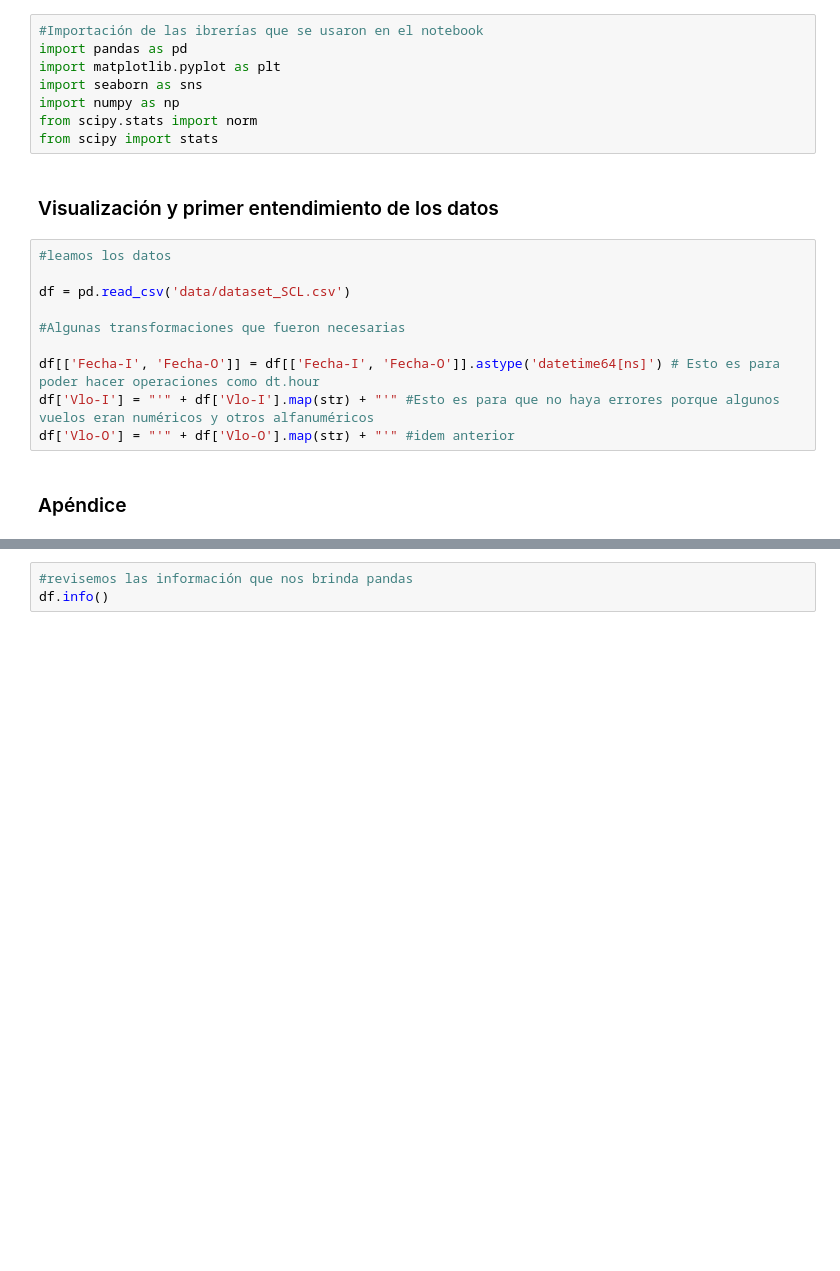
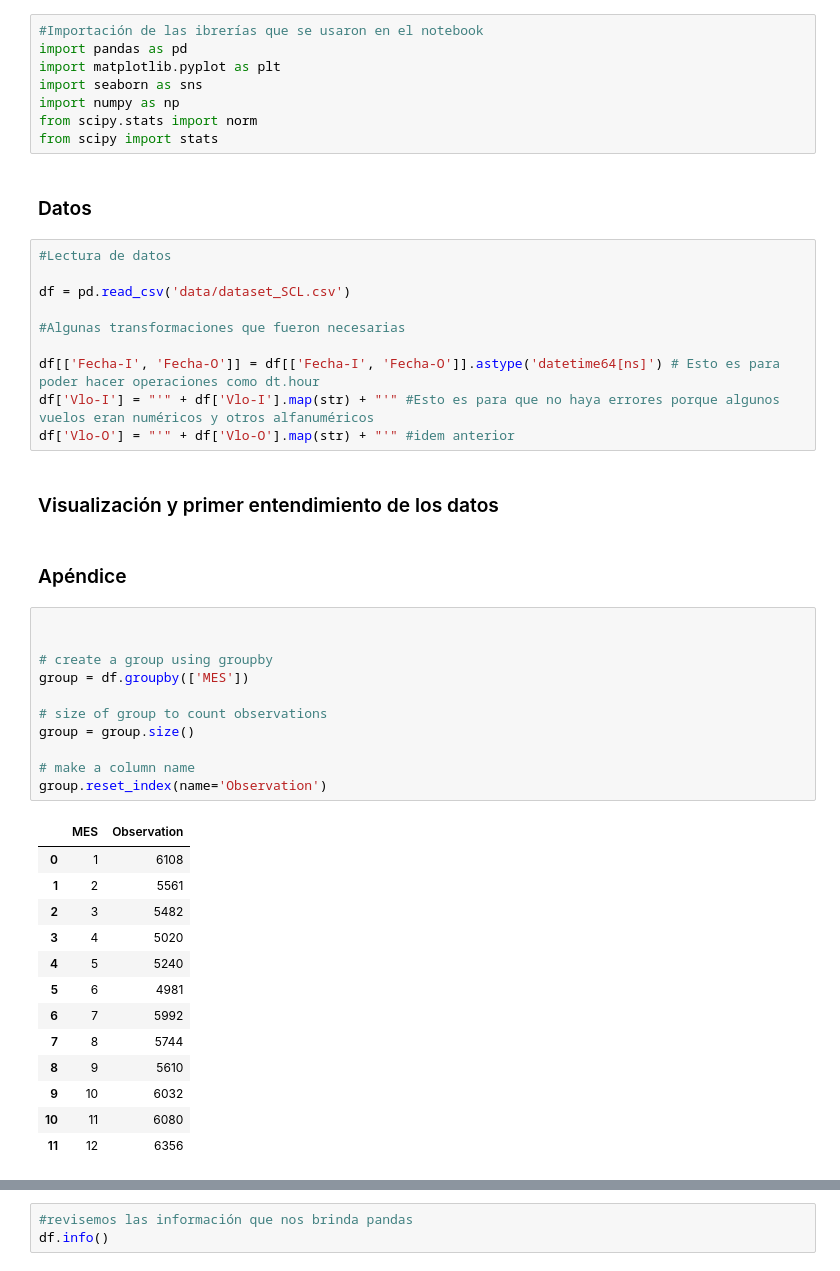
Before and after one commit to andrewgmercader/DSChallengeLATAM, a Jupyter notebook: solution.ipynb, the cells around one changed output, grey strips where cells are left out. Cells and saved outputs as stored; diff of their text form; blank space fills up the shorter version.

Commit message:
Exploración gráfica de datos

```diff
--- a/solution.ipynb
+++ b/solution.ipynb
@@ -21,10 +21,10 @@ import seaborn as sns
 import numpy as np
 from scipy.stats import norm
 from scipy import stats
-# %% [markdown]
-### Visualización y primer entendimiento de los datos
+# %% [markdown]
+### Datos
 # %%
-#leamos los datos
+#Lectura de datos
 
 df = pd.read_csv('data/dataset_SCL.csv')
 
@@ -33,5 +33,32 @@ df = pd.read_csv('data/dataset_SCL.csv')
 df[['Fecha-I', 'Fecha-O']] = df[['Fecha-I', 'Fecha-O']].astype('datetime64[ns]') # Esto es para poder hacer operaciones como dt.hour
 df['Vlo-I'] = "'" + df['Vlo-I'].map(str) + "'" #Esto es para que no haya errores porque algunos vuelos eran numéricos y otros alfanuméricos
 df['Vlo-O'] = "'" + df['Vlo-O'].map(str) + "'" #idem anterior
+# %% [markdown]
+### Visualización y primer entendimiento de los datos
 # %% [markdown]
 ### Apéndice
+# %%
+
+
+# create a group using groupby
+group = df.groupby(['MES'])
+
+# size of group to count observations
+group = group.size()
+
+# make a column name
+group.reset_index(name='Observation')
+# %% [output]
+|  | MES | Observation |
+| 0 | 1 | 6108 |
+| 1 | 2 | 5561 |
+| 2 | 3 | 5482 |
+| 3 | 4 | 5020 |
+| 4 | 5 | 5240 |
+| 5 | 6 | 4981 |
+| 6 | 7 | 5992 |
+| 7 | 8 | 5744 |
+| 8 | 9 | 5610 |
+| 9 | 10 | 6032 |
+| 10 | 11 | 6080 |
+| 11 | 12 | 6356 |
```
Also changed, not shown: parts of 7 cells of this notebook.
